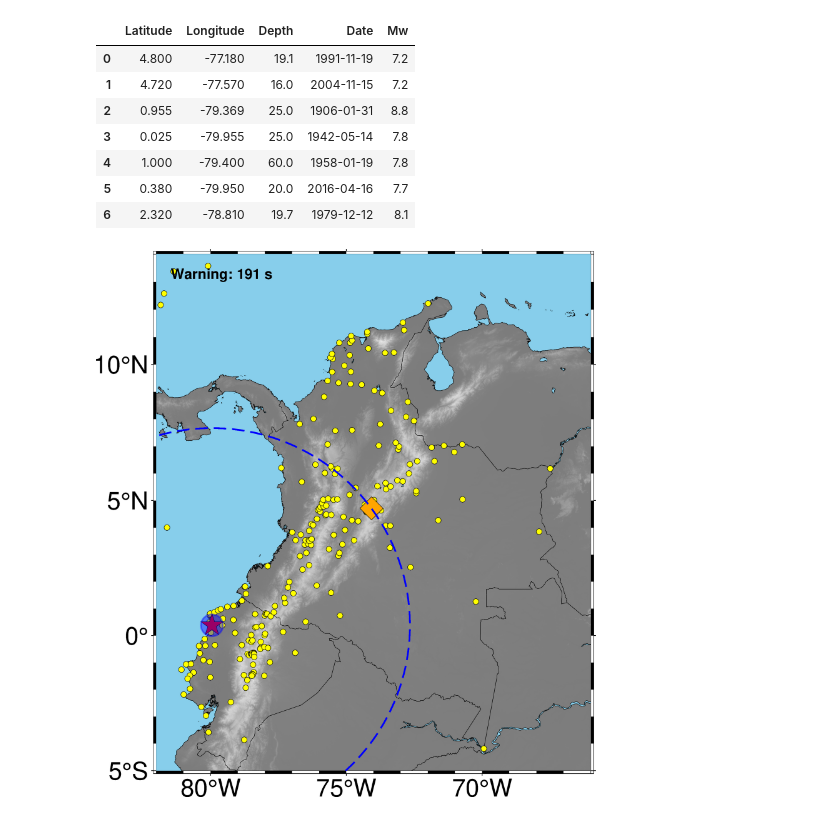
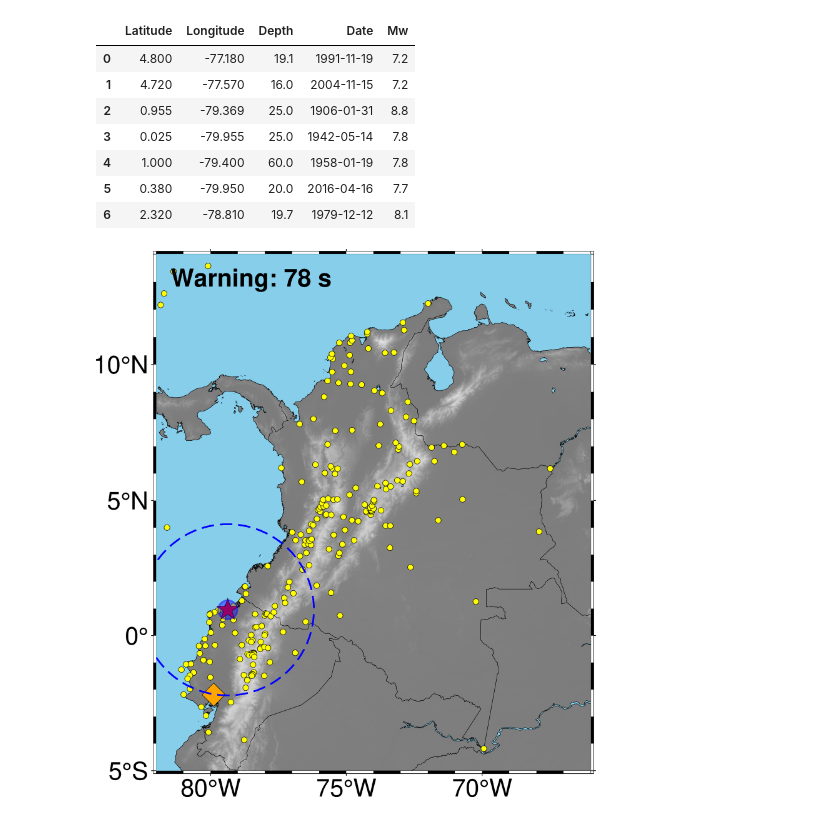
Before and after one commit to david-mencin/ColombiaEEW, a Jupyter notebook: DetectionTime.ipynb, the cells around one changed output. Cells and saved outputs as stored; diff of their text form; code cells hidden in the pictures.

```diff
--- a/DetectionTime.ipynb
+++ b/DetectionTime.ipynb
@@ -59,9 +59,9 @@ eqs
 | 5 | 0.380 | -79.950 | 20.0 | 2016-04-16 | 7.7 |
 | 6 | 2.320 | -78.810 | 19.7 | 1979-12-12 | 8.1 |
 # %%
-index=5
+index=2
 eq_loc = [eqs.iloc[index,0], eqs.iloc[index,1]]
-cindex=0
+cindex=6
 city_loc = [cities.iloc[cindex,0], cities.iloc[cindex,1]]
 #minimum number of stations for detection
 min = 4
@@ -79,25 +79,25 @@ warning_time_sec = (city_dist - dect_dist)/vel
 # %%
 # Build figure using pyGMT
 projection = "M-71.5/8/15c"
 label= "Warning: " + "{:.0f}".format(warning_time_sec) + " s"
 fig = pygmt.Figure()
 with pygmt.config(FONT_ANNOT_PRIMARY="24p,Helvetica,black"):
     fig.basemap(projection=projection, region=[min_lon,max_lon,min_lat,max_lat], frame=True)
     fig.grdimage(grid=grid,cmap="gray")
     fig.coast(shorelines=True, water="skyblue", borders=1)
     #plot the sites
     fig.plot(x=df.lon, y=df.lat, style="c0.2c", color="yellow", pen="black")
     #plot the earthquake
     fig.plot(x=eq_loc[1], y=eq_loc[0], style="a.8c", color="red", pen="black")
     #plot the city
     fig.plot(x=city_loc[1], y=city_loc[0], style="d.8c", color="orange", pen="black")
     # plot the detection radius
     fig.plot(x=eq_loc[1], y=eq_loc[0], style="E0/"+"{:.1f}".format(dect_dist*2)+"/"+"{:.1f}".format(dect_dist*2), color="blue", transparency=60, pen="thicker,blue,solid")
     #plot radius when eq hits city
     fig.plot(x=eq_loc[1], y=eq_loc[0], style="E0/"+"{:.1f}".format(city_dist*2)+"/"+"{:.1f}".format(city_dist*2), pen="thicker,blue,dashed")
-    fig.text(text=label, position="LT", offset=".5c/-.5c", font="14p,Helvetica-Bold,black")
+    fig.text(text=label, position="LT", offset=".5c/-.5c", font="24p,Helvetica-Bold,black")
     fig.show()
 # %% [output]
-[figure, old version]
+[figure, new version]
 # %%
 # If you want to save this in a different format
```
Also changed, not shown: parts of 1 cell of this notebook, 2 other files.
